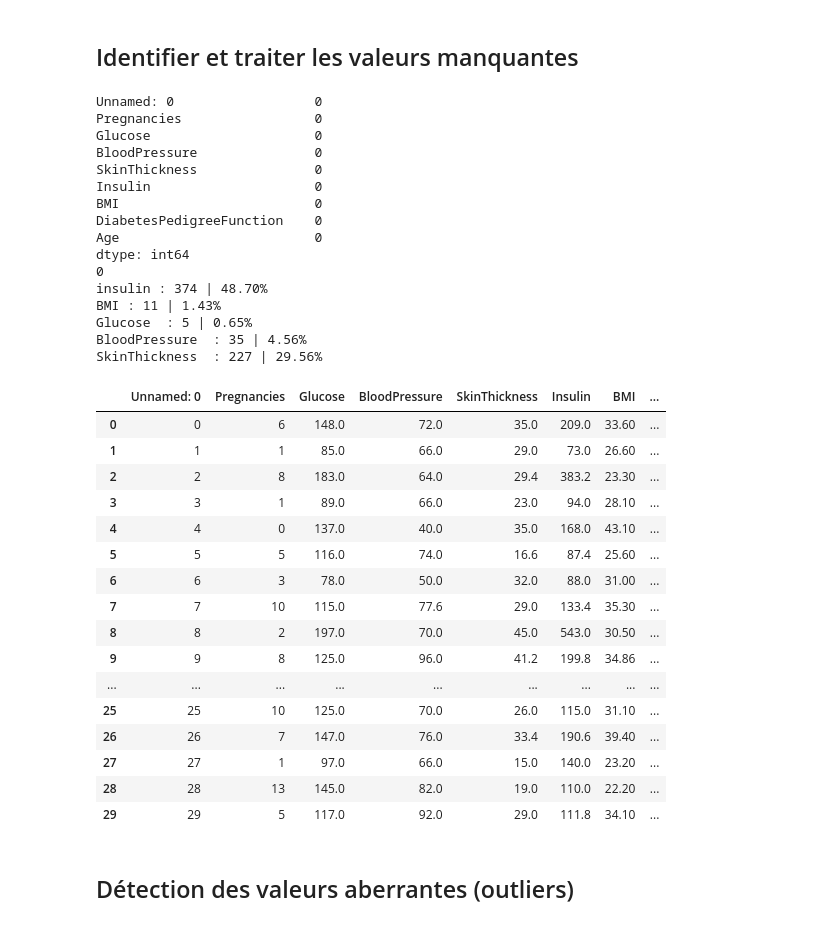
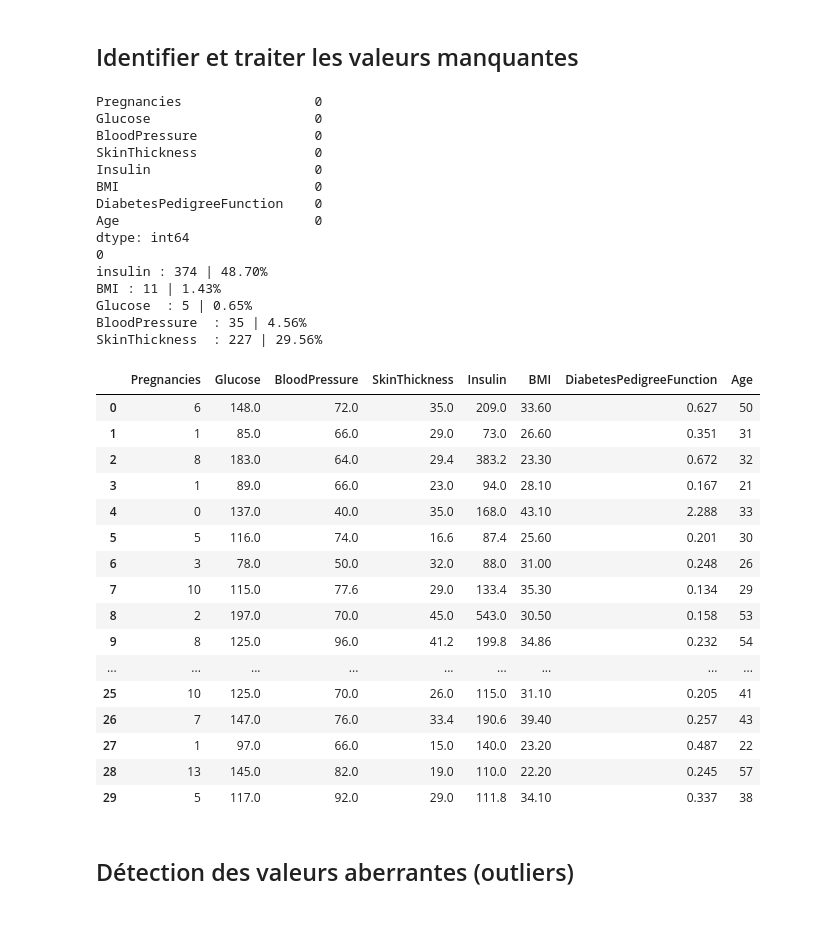
Before and after one commit to bouchta65/DiabetesTrackAI, a Jupyter notebook: src/2_preprocessing.ipynb, the cells around one changed output. Drawn from its saved outputs; the diff is of its cells as text; code cells hidden in the pictures.

Commit message:
Mise à jour de certaines importations

```diff
--- a/src/2_preprocessing.ipynb
+++ b/src/2_preprocessing.ipynb
@@ -3,11 +3,14 @@
 # %% [markdown]
 ## Identifier et traiter les valeurs manquantes
 # %%
+import pandas as pd
+import matplotlib.pyplot as mpt
+import seaborn as sbn
+import numpy as np
+
 #load data(le jeu de données est déjà nettoyé ; pas de valeurs manquantes ni de doublons)
-from utils1 import *
-
-
-content = load_data()
+file = r"B:\Machine Learning\Sprint1\YC2_DiabetesTrackAI\data\Cleaned_Data.csv"
+content = pd.read_csv(file)
 
 
 #valeurs manquantes
@@ -35,7 +38,6 @@ print(f"BloodPressure  : {BloodPressure} | {(BloodPressure/total_rows)*100:.2f}%
 SkinThickness  = (content["SkinThickness"] == 0).sum()
 print(f"SkinThickness  : {SkinThickness} | {(SkinThickness/total_rows)*100:.2f}%  ")
 # %% [output]
-Unnamed: 0                  0
 Pregnancies                 0
 Glucose                     0
 BloodPressure               0
@@ -52,32 +54,34 @@ Glucose  : 5 | 0.65%
 BloodPressure  : 35 | 4.56%
 SkinThickness  : 227 | 29.56%
 # %%
+from sklearn.impute import KNNImputer
+
+imputer = KNNImputer(n_neighbors=5)
+cols_with_zeros = ["Insulin","BMI","Glucose","BloodPressure","SkinThickness"]
 for col in cols_with_zeros:
     content[col] = content[col].replace(0,np.nan)
 
-imputer = KNNImputer(n_neighbors=5)
-
-content[cols_with_zeros] = imputer.fit_transform(content[cols_with_zeros] )
+content[cols_with_zeros] = imputer.fit_transform(content[cols_with_zeros])
 
 content.head(30)
 # %% [output]
-|  | Unnamed: 0 | Pregnancies | Glucose | BloodPressure | SkinThickness | Insulin | BMI | ... |
-| 0 | 0 | 6 | 148.0 | 72.0 | 35.0 | 209.0 | 33.60 | ... |
-| 1 | 1 | 1 | 85.0 | 66.0 | 29.0 | 73.0 | 26.60 | ... |
-| 2 | 2 | 8 | 183.0 | 64.0 | 29.4 | 383.2 | 23.30 | ... |
-| 3 | 3 | 1 | 89.0 | 66.0 | 23.0 | 94.0 | 28.10 | ... |
-| 4 | 4 | 0 | 137.0 | 40.0 | 35.0 | 168.0 | 43.10 | ... |
-| 5 | 5 | 5 | 116.0 | 74.0 | 16.6 | 87.4 | 25.60 | ... |
-| 6 | 6 | 3 | 78.0 | 50.0 | 32.0 | 88.0 | 31.00 | ... |
-| 7 | 7 | 10 | 115.0 | 77.6 | 29.0 | 133.4 | 35.30 | ... |
-| 8 | 8 | 2 | 197.0 | 70.0 | 45.0 | 543.0 | 30.50 | ... |
-| 9 | 9 | 8 | 125.0 | 96.0 | 41.2 | 199.8 | 34.86 | ... |
+|  | Pregnancies | Glucose | BloodPressure | SkinThickness | Insulin | BMI | DiabetesPedigreeFunction | Age |
+| 0 | 6 | 148.0 | 72.0 | 35.0 | 209.0 | 33.60 | 0.627 | 50 |
+| 1 | 1 | 85.0 | 66.0 | 29.0 | 73.0 | 26.60 | 0.351 | 31 |
+| 2 | 8 | 183.0 | 64.0 | 29.4 | 383.2 | 23.30 | 0.672 | 32 |
+| 3 | 1 | 89.0 | 66.0 | 23.0 | 94.0 | 28.10 | 0.167 | 21 |
+| 4 | 0 | 137.0 | 40.0 | 35.0 | 168.0 | 43.10 | 2.288 | 33 |
+| 5 | 5 | 116.0 | 74.0 | 16.6 | 87.4 | 25.60 | 0.201 | 30 |
+| 6 | 3 | 78.0 | 50.0 | 32.0 | 88.0 | 31.00 | 0.248 | 26 |
+| 7 | 10 | 115.0 | 77.6 | 29.0 | 133.4 | 35.30 | 0.134 | 29 |
+| 8 | 2 | 197.0 | 70.0 | 45.0 | 543.0 | 30.50 | 0.158 | 53 |
+| 9 | 8 | 125.0 | 96.0 | 41.2 | 199.8 | 34.86 | 0.232 | 54 |
 | ... | ... | ... | ... | ... | ... | ... | ... | ... |
-| 25 | 25 | 10 | 125.0 | 70.0 | 26.0 | 115.0 | 31.10 | ... |
-| 26 | 26 | 7 | 147.0 | 76.0 | 33.4 | 190.6 | 39.40 | ... |
-| 27 | 27 | 1 | 97.0 | 66.0 | 15.0 | 140.0 | 23.20 | ... |
-| 28 | 28 | 13 | 145.0 | 82.0 | 19.0 | 110.0 | 22.20 | ... |
-| 29 | 29 | 5 | 117.0 | 92.0 | 29.0 | 111.8 | 34.10 | ... |
+| 25 | 10 | 125.0 | 70.0 | 26.0 | 115.0 | 31.10 | 0.205 | 41 |
+| 26 | 7 | 147.0 | 76.0 | 33.4 | 190.6 | 39.40 | 0.257 | 43 |
+| 27 | 1 | 97.0 | 66.0 | 15.0 | 140.0 | 23.20 | 0.487 | 22 |
+| 28 | 13 | 145.0 | 82.0 | 19.0 | 110.0 | 22.20 | 0.245 | 57 |
+| 29 | 5 | 117.0 | 92.0 | 29.0 | 111.8 | 34.10 | 0.337 | 38 |
 # %% [markdown]
 ## Détection des valeurs aberrantes (outliers)
 # %%
```
Also changed, not shown: parts of 6 cells of this notebook.
